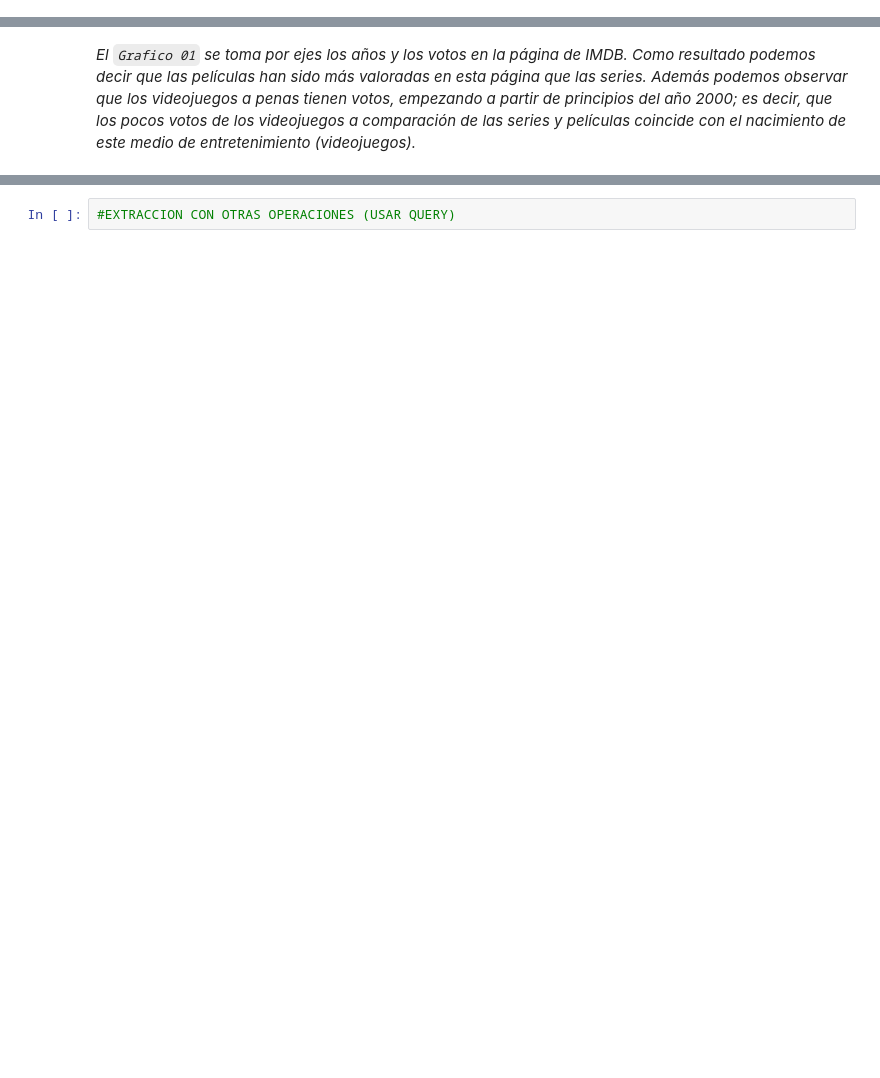
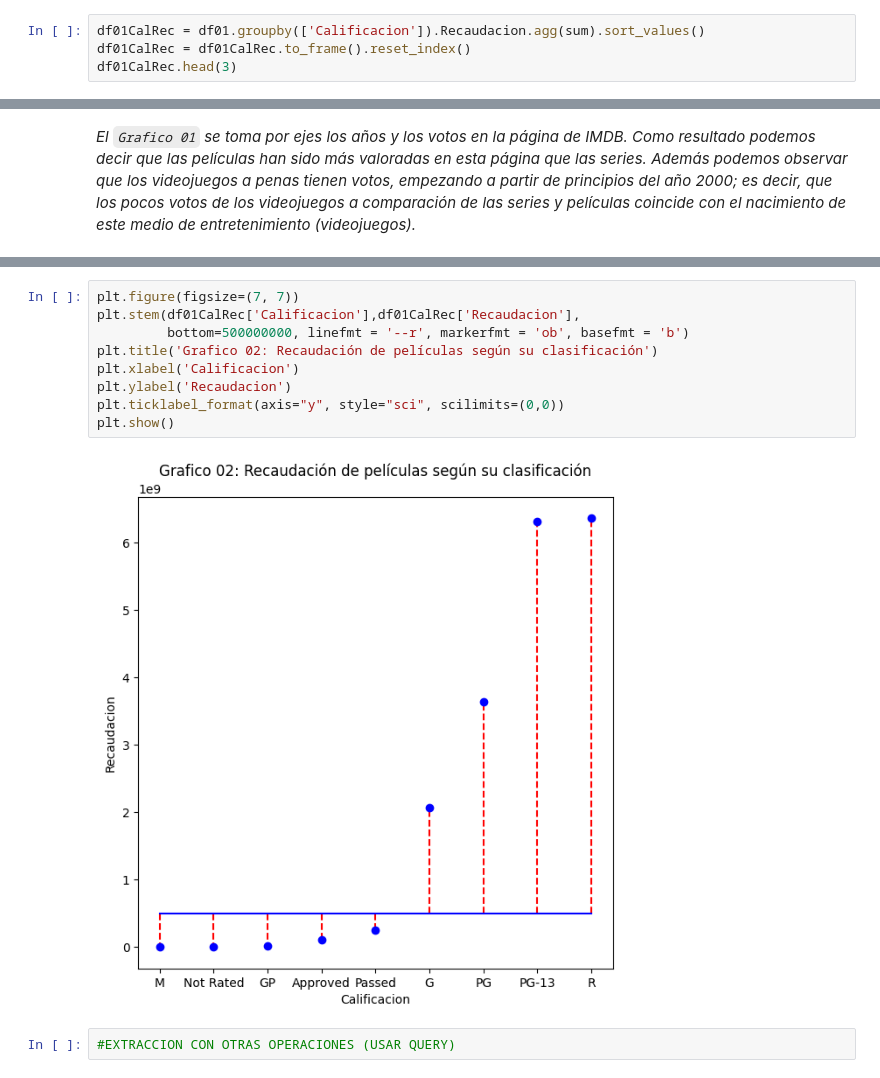
Before and after one commit to piero0090/RepoData2, a Jupyter notebook: Python_Analisis.ipynb, the cells around one changed output, grey strips where cells are left out. Drawn from its saved outputs; the diff is of its cells as text; blank space fills up the shorter version.

```diff
--- a/Python_Analisis.ipynb
+++ b/Python_Analisis.ipynb
@@ -166,0 +192,4 @@ Votos03 = Operacion05(df03)
+# %%
+df01CalRec = df01.groupby(['Calificacion']).Recaudacion.agg(sum).sort_values()
+df01CalRec = df01CalRec.to_frame().reset_index()
+df01CalRec.head(3)
@@ -187,2 +223,13 @@ plt.show()
+# %%
+plt.figure(figsize=(7, 7))
+plt.stem(df01CalRec['Calificacion'],df01CalRec['Recaudacion'],
+         bottom=500000000, linefmt = '--r', markerfmt = 'ob', basefmt = 'b')
+plt.title('Grafico 02: Recaudación de películas según su clasificación')
+plt.xlabel('Calificacion')
+plt.ylabel('Recaudacion')
+plt.ticklabel_format(axis="y", style="sci", scilimits=(0,0))
+plt.show()
+# %% [output]
+[figure, added]
 # %%
 #EXTRACCION CON OTRAS OPERACIONES (USAR QUERY)
```
Also changed, not shown: parts of 28 cells of this notebook.
